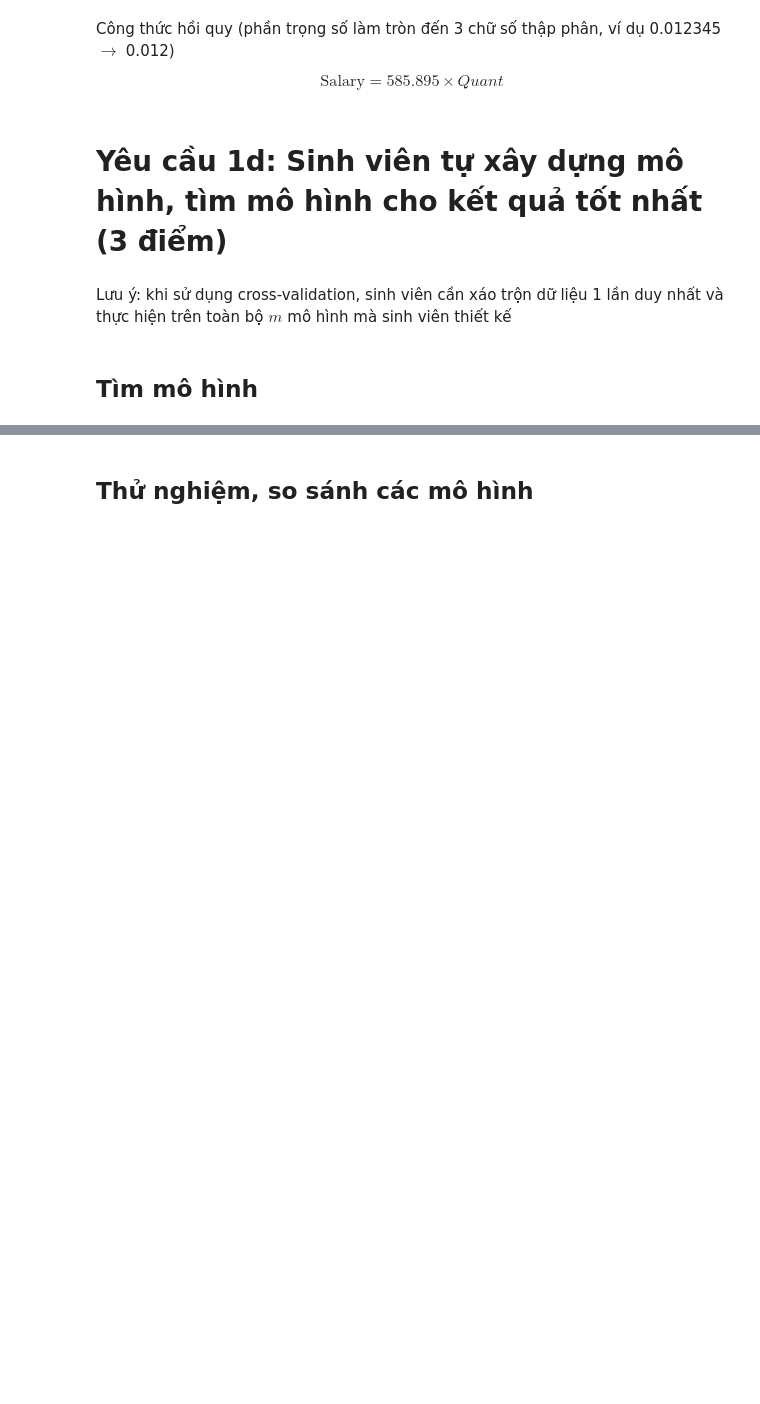
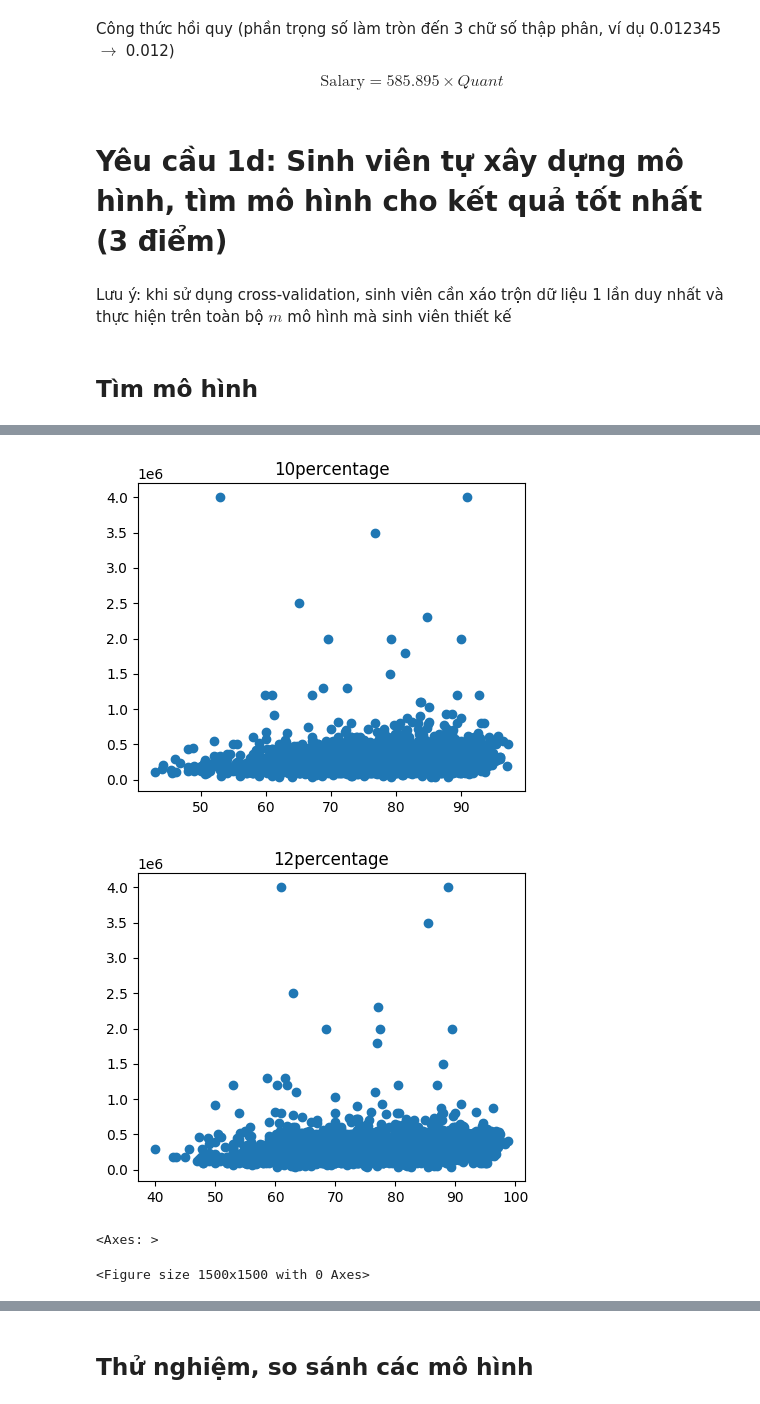
Before and after one commit to katori1307/Project_3-LinearRegression, a Jupyter notebook: MSSV.ipynb, the cells around one changed output, grey strips where cells are left out. Cells and saved outputs as stored; diff of their text form; code cells hidden in the pictures; blank space fills up the shorter version.

```diff
--- a/MSSV.ipynb
+++ b/MSSV.ipynb
@@ -240,0 +252,32 @@ sns.heatmap(train.corr(), annot=True, fmt=".2f", cmap="YlGnBu") # or cmap="coolw
+# %%
+def plot_one_feature(X_train, feature):
+    plt.figure(figsize=(5,4))
+    plt.scatter(X_train[feature], y_train_np.reshape(-1, 1), marker='o')
+    plt.title(feature)
+    plt.show()
+
+plot_one_feature(X_train, feature="10percentage")
+plot_one_feature(X_train, feature="12percentage")
+
+num_rows = int(np.ceil(X_train_np.shape[1] / 5))
+plt.figure(figsize=(15, num_rows * 3))
+selected_features = ["10percentage", "12percentage"]
+
+plt.figure(figsize=(20, 15))
+plt.xticks(fontsize=20)
+plt.yticks(fontsize=20)
+sns.heatmap(train.loc[:, ["10percentage", "12percentage", "ComputerScience",
+                         "ComputerProgramming",  "Domain",
+                         "CollegeTier", "Quant", "CivilEngg",
+                         "ElectronicsAndSemicon", "ElectricalEngg"]].corr(), annot=True, annot_kws={"size":20}, cmap="YlGnBu") # or cmap="coolwarm"
+
+plt.figure(figsize=(20, 15))
+plt.xticks(fontsize=20)
+plt.yticks(fontsize=20)
+sns.heatmap(train.loc[:, ["10percentage", "12percentage", "agreeableness", "openess_to_experience",
+                          "conscientiousness", "Quant", "Logical", "Domain", "ComputerProgramming"]].corr(), annot=True, annot_kws={"size":20}, cmap="YlGnBu") # or cmap="coolwarm"
+# %% [output]
+[figure, added]
+[figure, added]
+<Axes: >
+<Figure size 1500x1500 with 0 Axes>
```
Also changed, not shown: parts of 8 cells of this notebook.
